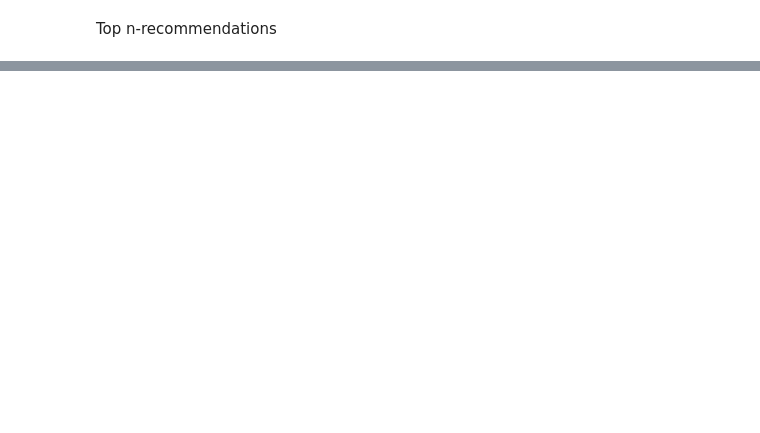
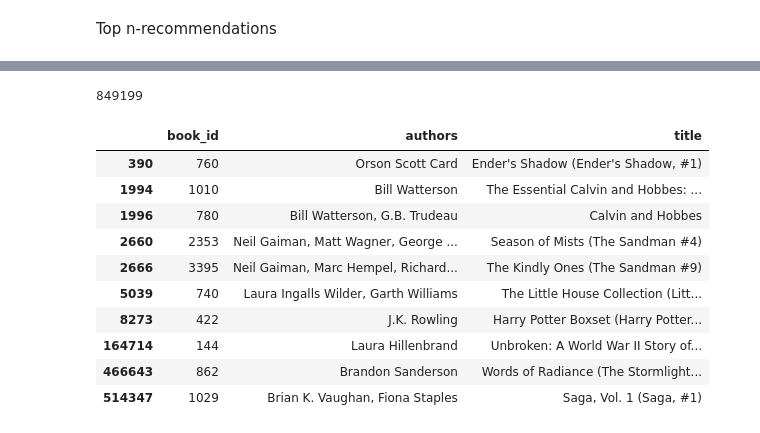
Before and after one commit to zuba0/Book-recommendation-system, a Jupyter notebook: Collaborative filtering.ipynb, the cells around one changed output, grey strips where cells are left out. Drawn from its saved outputs; the diff is of its cells as text; code cells hidden in the pictures; blank space fills up the shorter version.

```diff
--- a/Collaborative filtering.ipynb
+++ b/Collaborative filtering.ipynb
@@ -398,0 +295,2 @@ NotebookApp.rate_limit_window=3.0 (secs)
+# %%
+books = pd.read_csv(filepath_or_buffer='./goodbooks-10k-1.0/books.csv', usecols=['book_id','title','authors'])
@@ -398,0 +303,24 @@ NotebookApp.rate_limit_window=3.0 (secs)
+# %%
+ratings_with_names = pd.merge(ratings, books,how='left', on='book_id')
+# %%
+ratings_with_names.drop(['user_id','rating'],axis=1, inplace=True)
+# %%
+ratings_with_names.drop_duplicates(inplace=True)
+# %%
+len(ratings_with_names)
+# %% [output]
+849199
+# %%
+ratings_with_names[ratings_with_names.book_id.isin(ids)]
+# %% [output]
+|  | book_id | authors | title |
+| 390 | 760 | Orson Scott Card | Ender's Shadow (Ender's Shadow, #1) |
+| 1994 | 1010 | Bill Watterson | The Essential Calvin and Hobbes: ... |
+| 1996 | 780 | Bill Watterson, G.B. Trudeau | Calvin and Hobbes |
+| 2660 | 2353 | Neil Gaiman, Matt Wagner, George ... | Season of Mists (The Sandman #4) |
+| 2666 | 3395 | Neil Gaiman, Marc Hempel, Richard... | The Kindly Ones (The Sandman #9) |
+| 5039 | 740 | Laura Ingalls Wilder, Garth Williams | The Little House Collection (Litt... |
+| 8273 | 422 | J.K. Rowling | Harry Potter Boxset (Harry Potter... |
+| 164714 | 144 | Laura Hillenbrand | Unbroken: A World War II Story of... |
+| 466643 | 862 | Brandon Sanderson | Words of Radiance (The Stormlight... |
+| 514347 | 1029 | Brian K. Vaughan, Fiona Staples | Saga, Vol. 1 (Saga, #1) |
```
Also changed, not shown: parts of 14 cells of this notebook.
